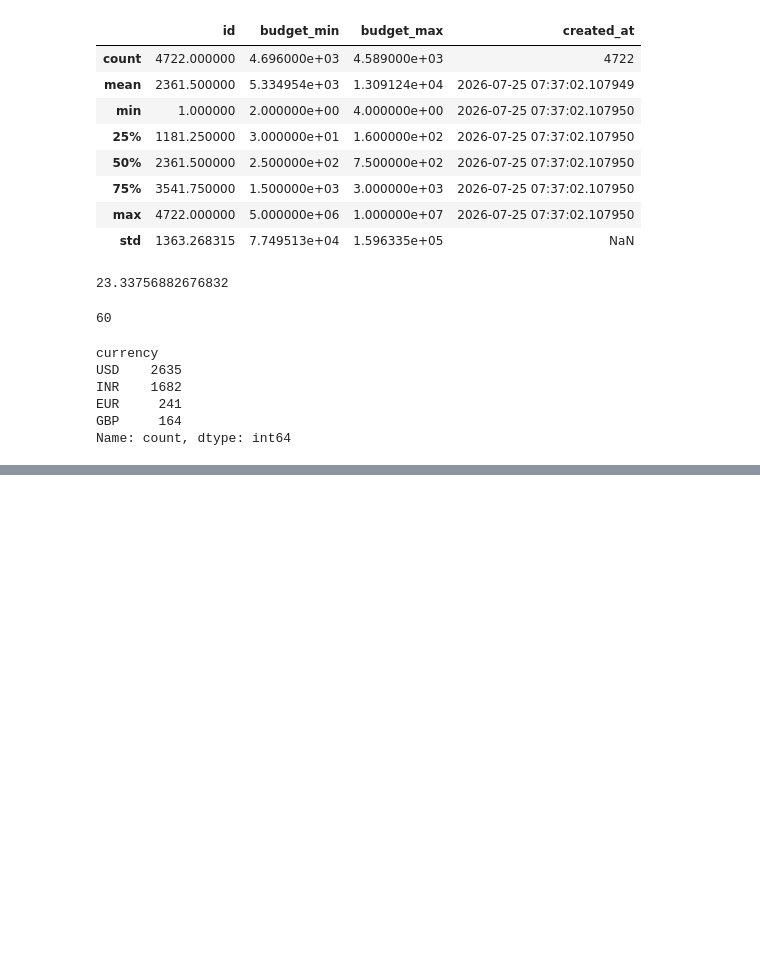
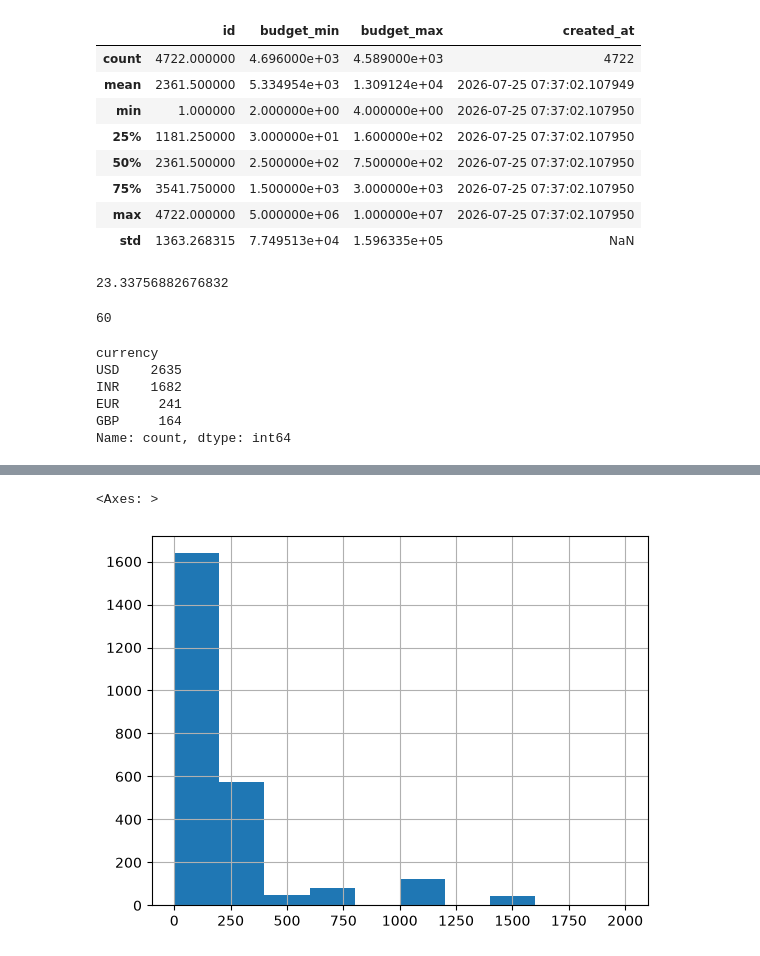
Before and after one commit to chrisvzqz/freelance-pricing-estimator, a Jupyter notebook: notebooks/04_eda.ipynb, the cells around one changed output, grey strips where cells are left out. Drawn from its saved outputs; the diff is of its cells as text; code cells hidden in the pictures; blank space fills up the shorter version.

```diff
--- a/notebooks/04_eda.ipynb
+++ b/notebooks/04_eda.ipynb
@@ -92,0 +109,5 @@ df.loc[df['budget_min'] > df['budget_max']]
+# %%
+df_usd['budget_min'].hist(range=(0, 2000))
+# %% [output]
+<Axes: >
+[figure, added]
```
Also changed, not shown: parts of 19 cells of this notebook.
